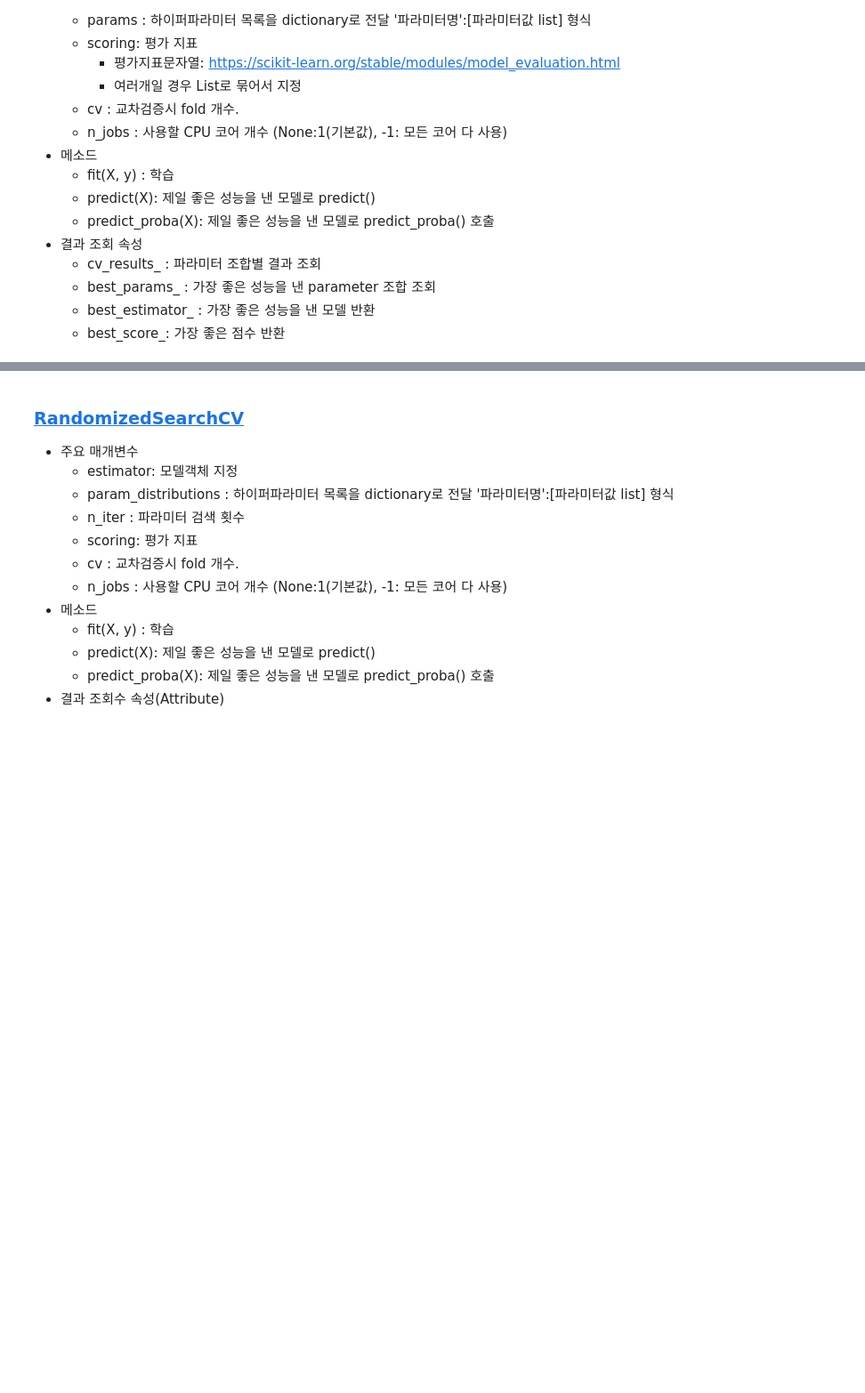
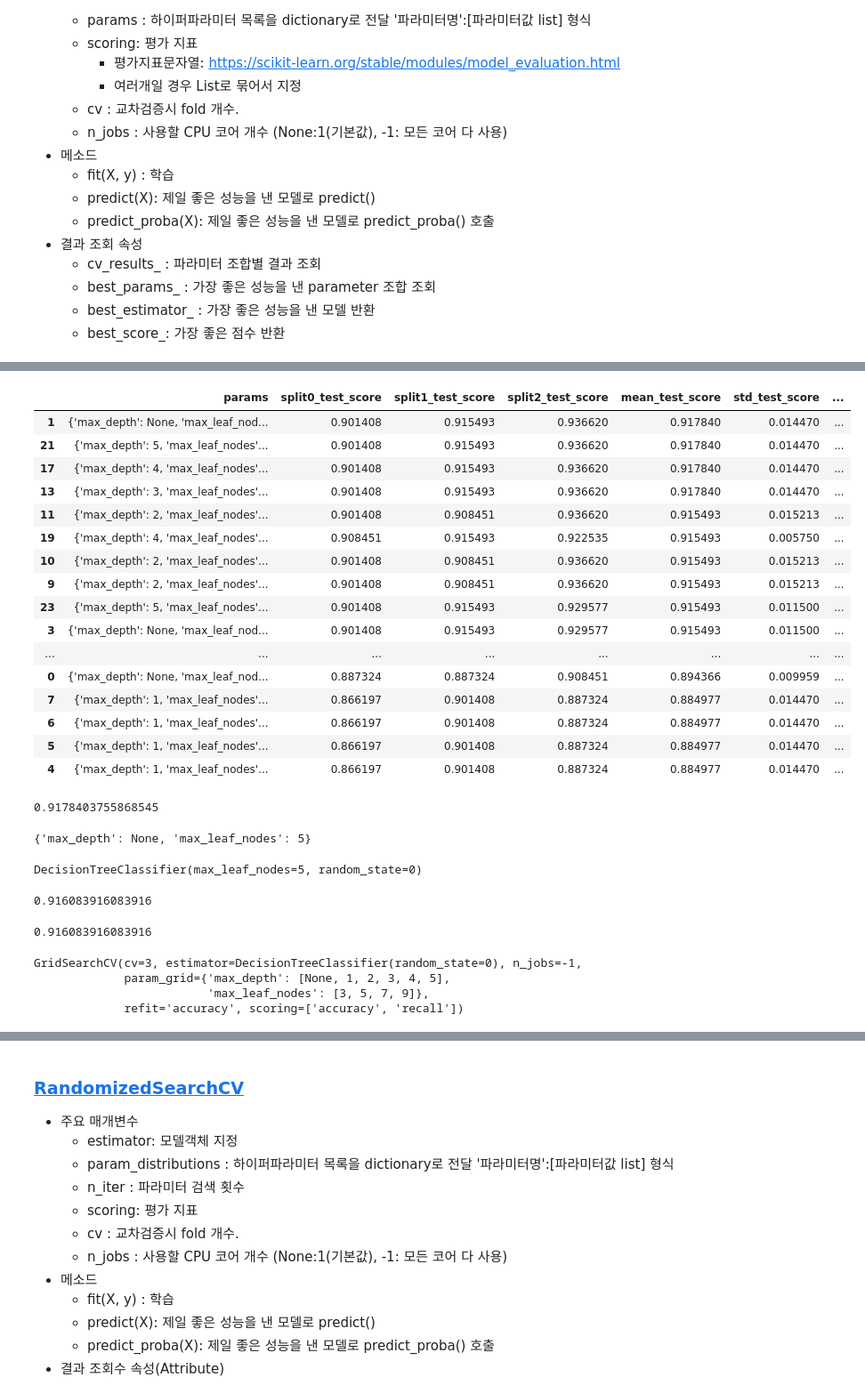
Before and after one commit to purple-cabbage0030/class_review, a Jupyter notebook: 11.MachineLearning/06_과적합_일반화_그리드서치_파이프라인.ipynb, the cells around one changed output, grey strips where cells are left out. Shown at 89% size. Cells and saved outputs as stored; diff of their text form; code cells hidden in the pictures; blank space fills up the shorter version.

```diff
--- a/11.MachineLearning/06_과적합_일반화_그리드서치_파이프라인.ipynb
+++ b/11.MachineLearning/06_과적합_일반화_그리드서치_파이프라인.ipynb
@@ -184,0 +269,45 @@ plt.show()
+# %%
+result_df[result_df.columns[6:]].sort_values('rank_test_score')
+# %% [output]
+|  | params | split0_test_score | split1_test_score | split2_test_score | mean_test_score | std_test_score | ... |
+| 1 | {'max_depth': None, 'max_leaf_nod... | 0.901408 | 0.915493 | 0.936620 | 0.917840 | 0.014470 | ... |
+| 21 | {'max_depth': 5, 'max_leaf_nodes'... | 0.901408 | 0.915493 | 0.936620 | 0.917840 | 0.014470 | ... |
+| 17 | {'max_depth': 4, 'max_leaf_nodes'... | 0.901408 | 0.915493 | 0.936620 | 0.917840 | 0.014470 | ... |
+| 13 | {'max_depth': 3, 'max_leaf_nodes'... | 0.901408 | 0.915493 | 0.936620 | 0.917840 | 0.014470 | ... |
+| 11 | {'max_depth': 2, 'max_leaf_nodes'... | 0.901408 | 0.908451 | 0.936620 | 0.915493 | 0.015213 | ... |
+| 19 | {'max_depth': 4, 'max_leaf_nodes'... | 0.908451 | 0.915493 | 0.922535 | 0.915493 | 0.005750 | ... |
+| 10 | {'max_depth': 2, 'max_leaf_nodes'... | 0.901408 | 0.908451 | 0.936620 | 0.915493 | 0.015213 | ... |
+| 9 | {'max_depth': 2, 'max_leaf_nodes'... | 0.901408 | 0.908451 | 0.936620 | 0.915493 | 0.015213 | ... |
+| 23 | {'max_depth': 5, 'max_leaf_nodes'... | 0.901408 | 0.915493 | 0.929577 | 0.915493 | 0.011500 | ... |
+| 3 | {'max_depth': None, 'max_leaf_nod... | 0.901408 | 0.915493 | 0.929577 | 0.915493 | 0.011500 | ... |
+| ... | ... | ... | ... | ... | ... | ... | ... |
+| 0 | {'max_depth': None, 'max_leaf_nod... | 0.887324 | 0.887324 | 0.908451 | 0.894366 | 0.009959 | ... |
+| 7 | {'max_depth': 1, 'max_leaf_nodes'... | 0.866197 | 0.901408 | 0.887324 | 0.884977 | 0.014470 | ... |
+| 6 | {'max_depth': 1, 'max_leaf_nodes'... | 0.866197 | 0.901408 | 0.887324 | 0.884977 | 0.014470 | ... |
+| 5 | {'max_depth': 1, 'max_leaf_nodes'... | 0.866197 | 0.901408 | 0.887324 | 0.884977 | 0.014470 | ... |
+| 4 | {'max_depth': 1, 'max_leaf_nodes'... | 0.866197 | 0.901408 | 0.887324 | 0.884977 | 0.014470 | ... |
+# %%
+# 가장 좋은 평가 점수 확인
+gs.best_score_
+# %% [output]
+0.9178403755868545
+# %%
+# best parameter 조합 조회
+gs.best_params_
+# %% [output]
+{'max_depth': None, 'max_leaf_nodes': 5}
+# %%
+# best model 조회
+best_model = gs.best_estimator_
+best_model
+# %% [output]
+DecisionTreeClassifier(max_leaf_nodes=5, random_state=0)
+# %%
+accuracy_score(y_test, best_model.predict(X_test))
+# %% [output]
+0.916083916083916
+# %%
+# gridsearch는 모델이 아니라서 예측 못하지만 이렇게 쓰면 자기가 가진 best model로 predict 해줌
+accuracy_score(y_test, gs.predict(X_test))
+# %% [output]
+0.916083916083916
@@ -184,0 +325,7 @@ plt.show()
+# %%
+gs.fit(X_train, y_train)
+# %% [output]
+GridSearchCV(cv=3, estimator=DecisionTreeClassifier(random_state=0), n_jobs=-1,
+             param_grid={'max_depth': [None, 1, 2, 3, 4, 5],
+                         'max_leaf_nodes': [3, 5, 7, 9]},
+             refit='accuracy', scoring=['accuracy', 'recall'])
```
Also changed, not shown: parts of 12 cells of this notebook.
